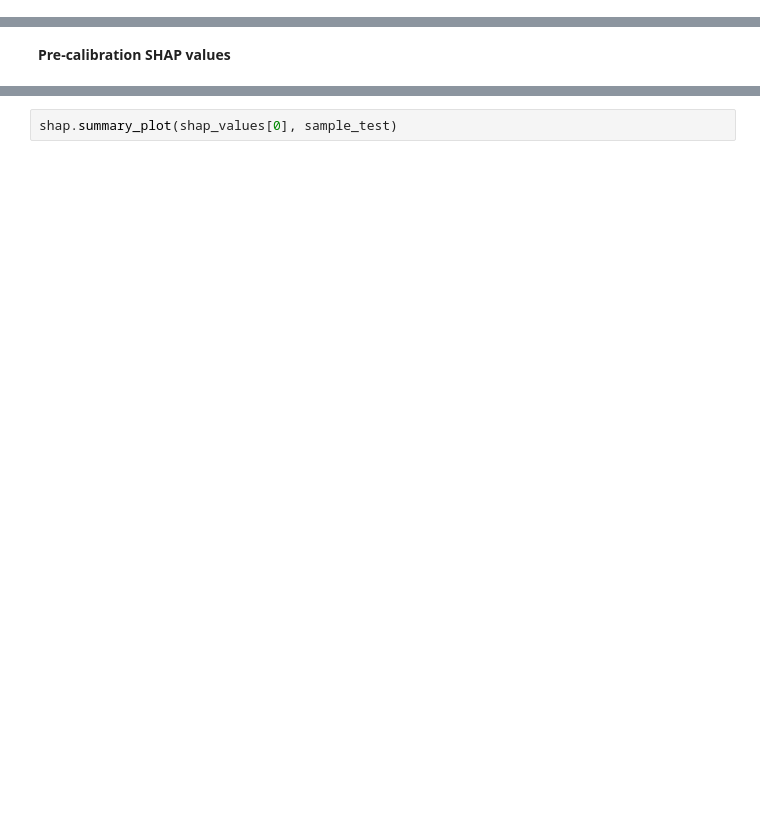
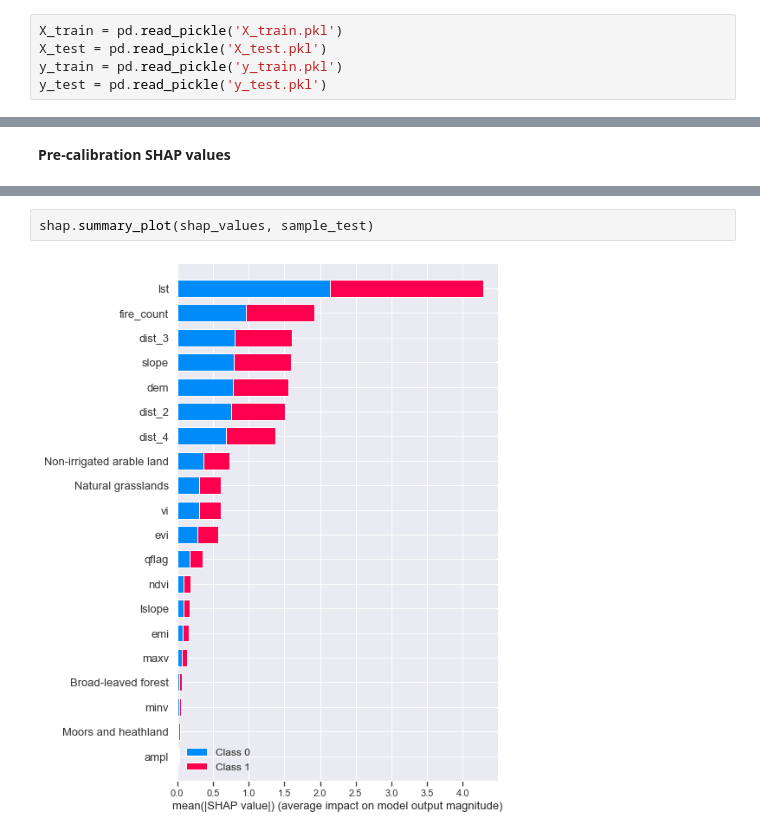
Before and after one commit to ghemDD/WildfireSusceptibilityAnalysis, a Jupyter notebook: clean.ipynb, the cells around one changed output, grey strips where cells are left out. Saved outputs shown, nothing was run; the diff lists cells and outputs as text; blank space fills up the shorter version.

```diff
--- a/clean.ipynb
+++ b/clean.ipynb
@@ -889,0 +995,5 @@ y_test = df_test.is_fire
+# %%
+X_train = pd.read_pickle('X_train.pkl')
+X_test = pd.read_pickle('X_test.pkl')
+y_train = pd.read_pickle('y_train.pkl')
+y_test = pd.read_pickle('y_test.pkl')
@@ -968,2 +1125,4 @@ shap.force_plot(explainer.expected_value[1], shap_values[1][:size,:], sample_tes
 # %%
-shap.summary_plot(shap_values[0], sample_test)
+shap.summary_plot(shap_values, sample_test)
+# %% [output]
+[figure, added]
```
Also changed, not shown: parts of 33 cells of this notebook.
